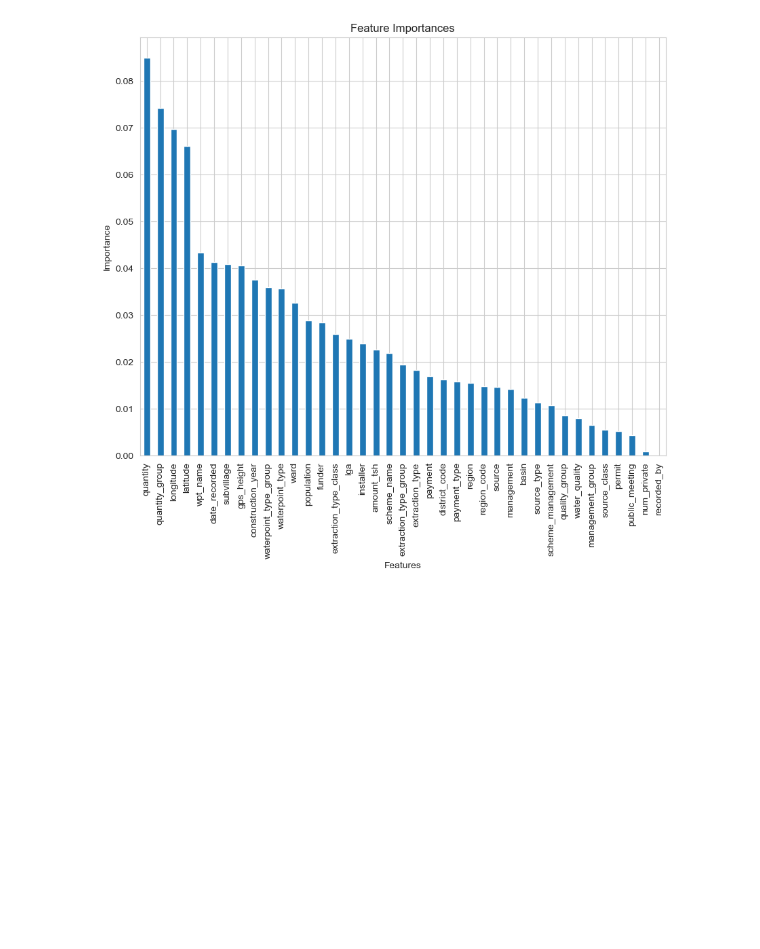
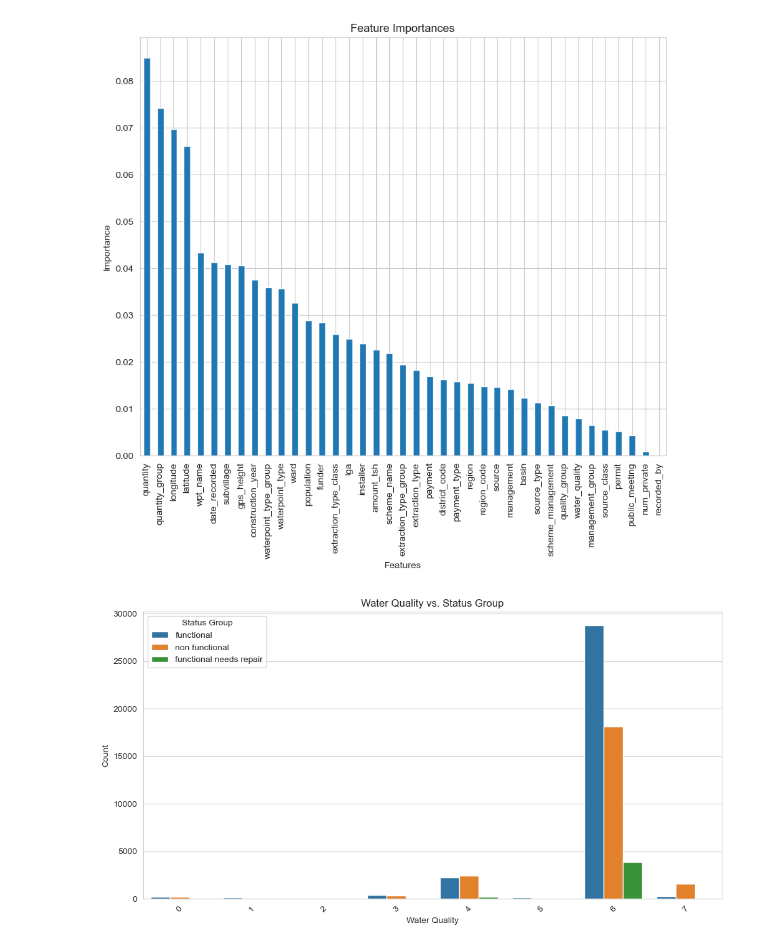
Before and after one commit to PeteZDj/Phase3Project, a Jupyter notebook: index.ipynb, the cells around one changed output. Cells and saved outputs as stored; diff of their text form; code cells hidden in the pictures; blank space fills up the shorter version.

```diff
--- a/index.ipynb
+++ b/index.ipynb
@@ -303,3 +303,14 @@ plt.ylabel('Importance')
 plt.show()
 # %% [output]
 [figure]
+# %%
+plt.figure(figsize=(12, 6))
+sns.countplot(x='water_quality', hue='status_group', data=train_data)
+plt.title('Water Quality vs. Status Group')
+plt.xlabel('Water Quality')
+plt.ylabel('Count')
+plt.xticks(rotation=45)
+plt.legend(title='Status Group')
+plt.show()
+# %% [output]
+[figure, added]
```
Also changed, not shown: parts of 1 cell of this notebook.
